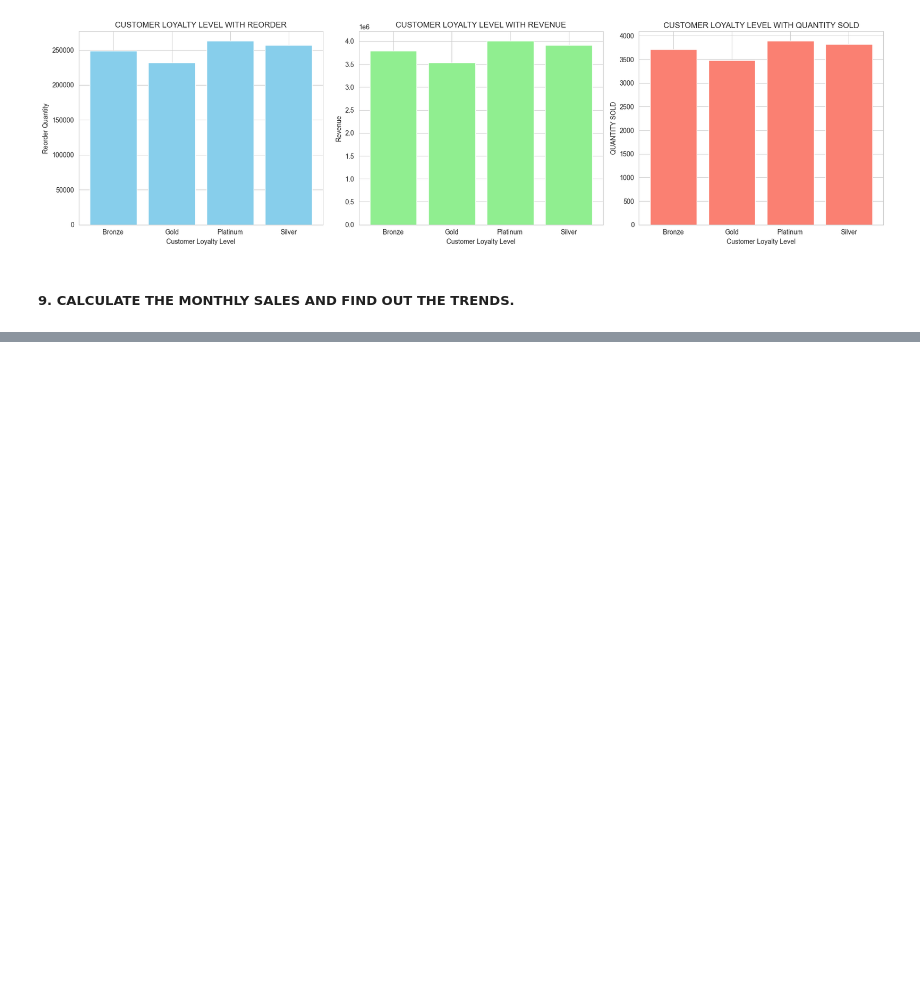
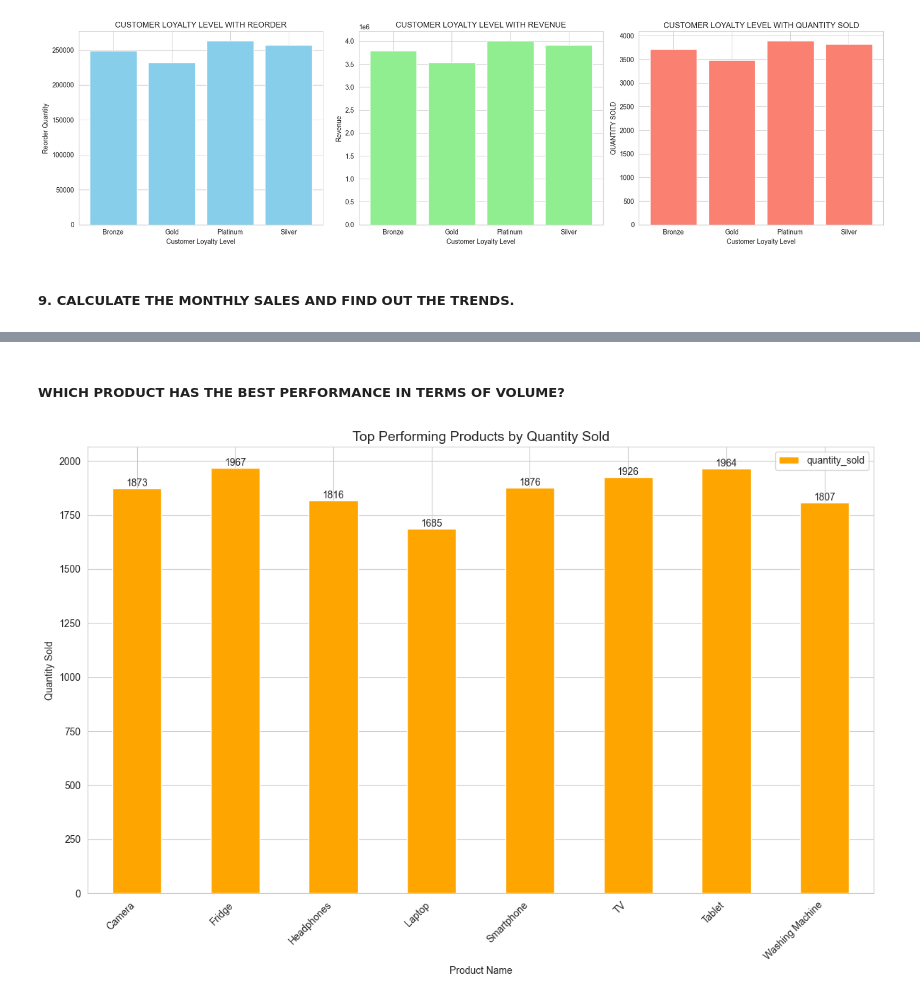
Before and after one commit to RejinBK/Walmart-Sales-Analysis, a Jupyter notebook: Walmart EDA.ipynb, the cells around one changed output, grey strips where cells are left out. Drawn from its saved outputs; the diff is of its cells as text; code cells hidden in the pictures; blank space fills up the shorter version.

```diff
--- a/Walmart EDA.ipynb
+++ b/Walmart EDA.ipynb
@@ -343,0 +337,13 @@ Name: transaction_date, Length: 5000, dtype: int32
+# %% [markdown]
+##### WHICH PRODUCT HAS THE BEST PERFORMANCE IN TERMS OF VOLUME?
+# %%
+best_product = df.groupby('product_name')['quantity_sold'].sum().reset_index()
+bar = best_product.plot(kind='bar',x='product_name', y='quantity_sold', figsize=(12, 8), color='orange')
+bar.bar_label(bar.containers[0])
+plt.xticks(rotation=45, ha='right')
+plt.title('Top Performing Products by Quantity Sold', fontsize=14)
+plt.xlabel('Product Name')
+plt.ylabel('Quantity Sold')
+plt.tight_layout()
+# %% [output]
+[figure, added]
```
Also changed, not shown: parts of 3 cells of this notebook, 1 other file.
